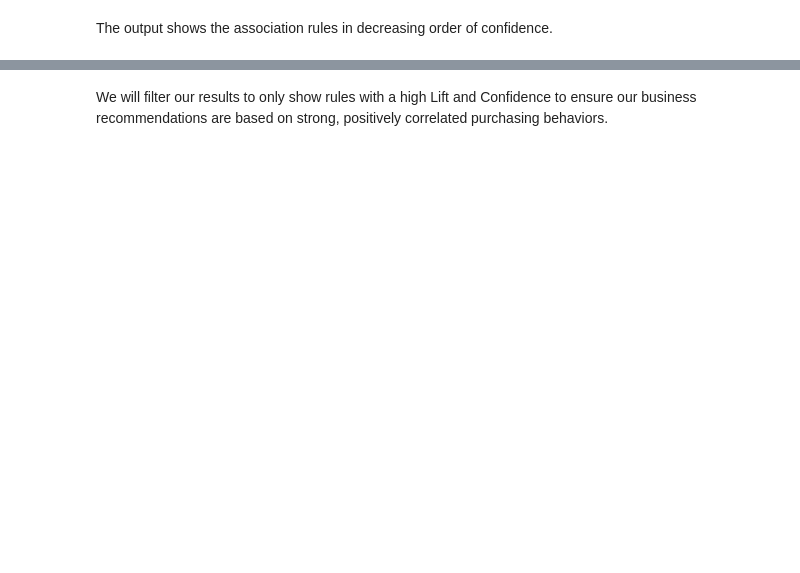
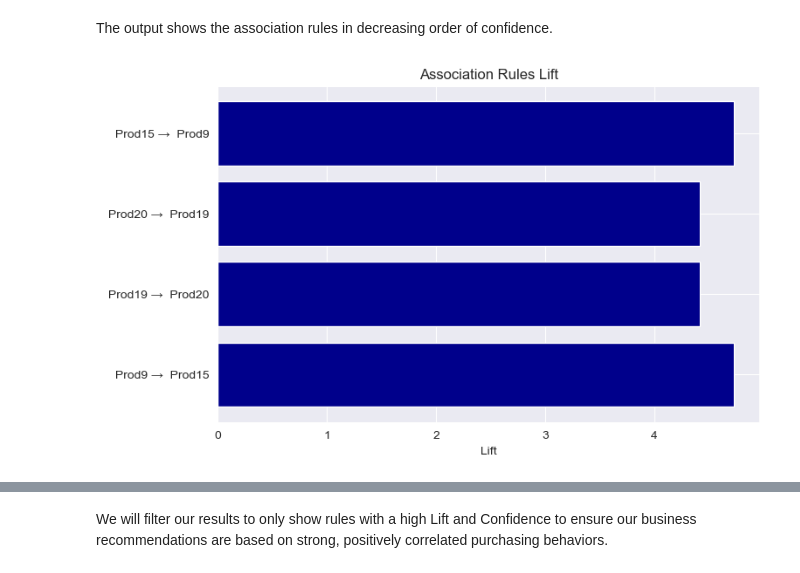
Before and after one commit to GeorgiiAf/machine_learning_assignments, a Jupyter notebook: assingnment5.ipynb, the cells around one changed output, grey strips where cells are left out. Drawn from its saved outputs; the diff is of its cells as text; code cells hidden in the pictures; blank space fills up the shorter version.

Commit message:
added some graph

```diff
--- a/assingnment5.ipynb
+++ b/assingnment5.ipynb
@@ -248,2 +260,13 @@ rules
 # %% [markdown]
 The output shows the association rules in decreasing order of confidence.
+# %%
+# Bar chart for lift
+rules['rule_label'] = rules['antecedents'].apply(lambda x: ', '.join(list(x))) + " → " + rules['consequents'].apply(lambda x: ', '.join(list(x)))
+plt.figure(figsize=(8,5))
+plt.barh(rules['rule_label'], rules['lift'], color='darkblue')
+plt.xlabel('Lift')
+plt.title('Association Rules Lift')
+plt.gca().invert_yaxis()  # largest lift on top
+plt.show()
+# %% [output]
+[figure, added]
```
Also changed, not shown: parts of 16 cells of this notebook, 1 other file.
